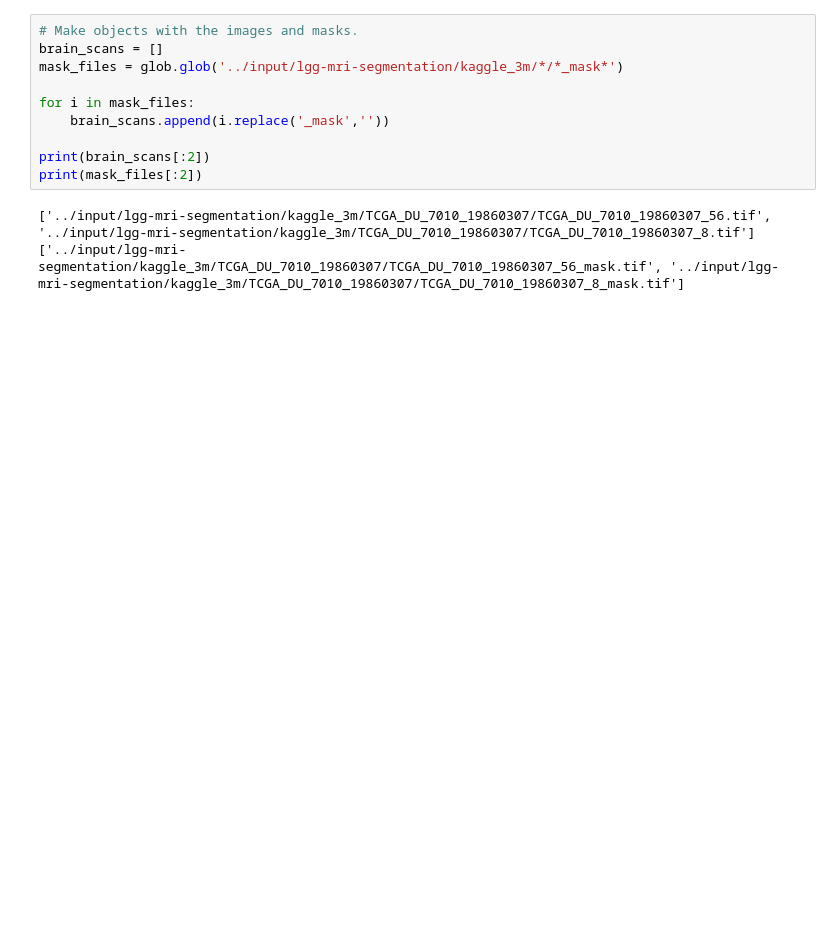
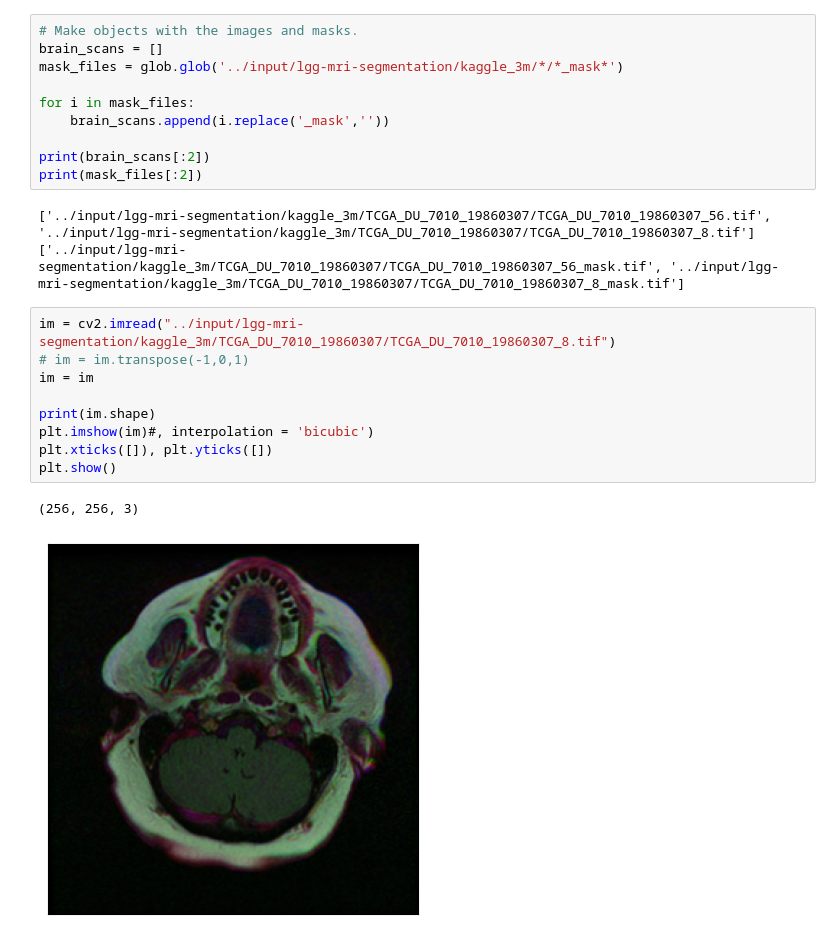
Before and after one commit to kraken114/Kaggle, a Jupyter notebook: Brains.ipynb, the cells around one changed output. Saved outputs shown, nothing was run; the diff lists cells and outputs as text; blank space fills up the shorter version.

Commit message:
Kaggle Notebook | Brains | Version 4

```diff
--- a/Brains.ipynb
+++ b/Brains.ipynb
@@ -106,3 +76,15 @@ print(mask_files[:2])
 # %% [output]
 ['../input/lgg-mri-segmentation/kaggle_3m/TCGA_DU_7010_19860307/TCGA_DU_7010_19860307_56.tif', '../input/lgg-mri-segmentation/kaggle_3m/TCGA_DU_7010_19860307/TCGA_DU_7010_19860307_8.tif']
 ['../input/lgg-mri-segmentation/kaggle_3m/TCGA_DU_7010_19860307/TCGA_DU_7010_19860307_56_mask.tif', '../input/lgg-mri-segmentation/kaggle_3m/TCGA_DU_7010_19860307/TCGA_DU_7010_19860307_8_mask.tif']
+# %%
+im = cv2.imread("../input/lgg-mri-segmentation/kaggle_3m/TCGA_DU_7010_19860307/TCGA_DU_7010_19860307_8.tif")
+# im = im.transpose(-1,0,1)
+im = im
+
+print(im.shape)
+plt.imshow(im)#, interpolation = 'bicubic')
+plt.xticks([]), plt.yticks([])
+plt.show()
+# %% [output]
+(256, 256, 3)
+[figure, added]
```
Also changed, not shown: parts of 4 cells of this notebook.
